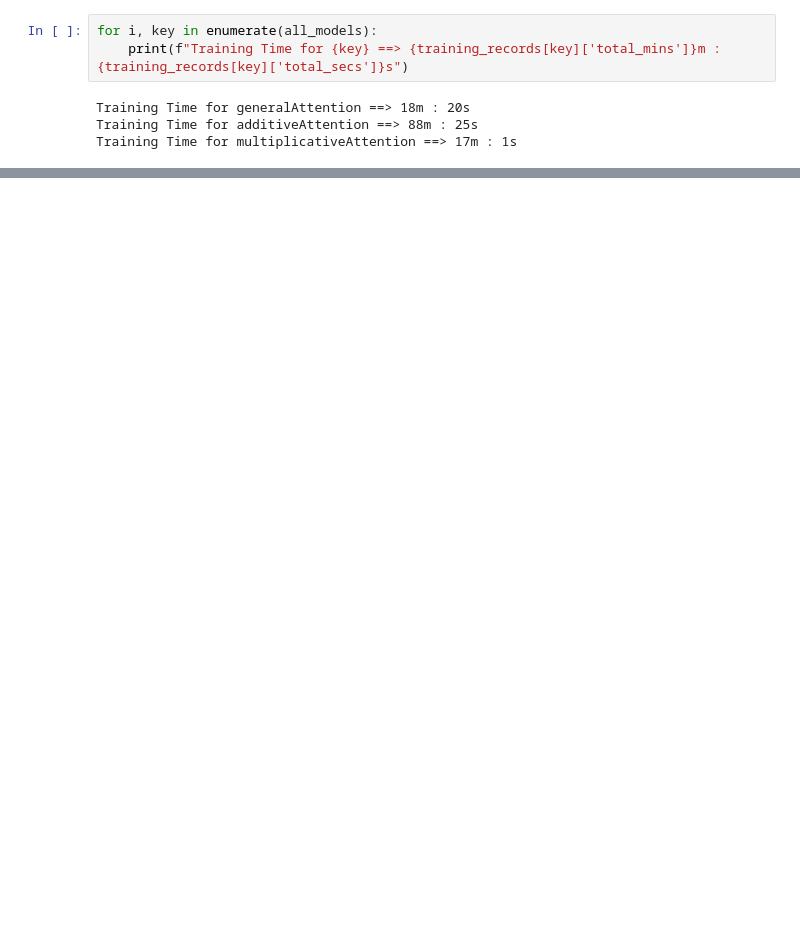
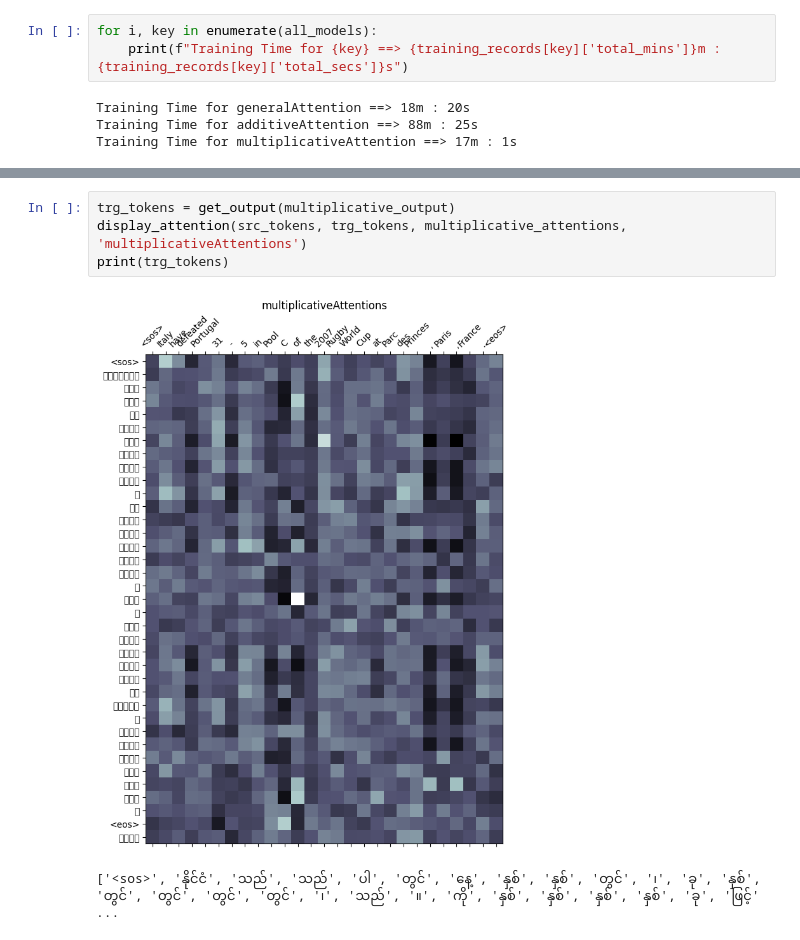
Before and after one commit to Kyi1914/NLP, a Jupyter notebook: Code/Assignment/A3 - Neural Machine Translation (MM-ENG)/A3_NML_MM-ENG(Transformer).ipynb, the cells around one changed output, grey strips where cells are left out. Drawn from its saved outputs; the diff is of its cells as text; blank space fills up the shorter version.

```diff
--- a/Code/Assignment/A3 - Neural Machine Translation (MM-ENG)/A3_NML_MM-ENG(Transformer).ipynb
+++ b/Code/Assignment/A3 - Neural Machine Translation (MM-ENG)/A3_NML_MM-ENG(Transformer).ipynb
@@ -1434,0 +1429,7 @@ Training Time for multiplicativeAttention ==> 17m : 1s
+# %%
+trg_tokens = get_output(multiplicative_output)
+display_attention(src_tokens, trg_tokens, multiplicative_attentions, 'multiplicativeAttentions')
+print(trg_tokens)
+# %% [output]
+[figure, added]
+['<sos>', 'နိုင်ငံ', 'သည်', 'သည်', 'ပါ', 'တွင်', 'နေ့', 'နှစ်', 'နှစ်', 'တွင်', '၊', 'ခု', 'နှစ်', 'တွင်', 'တွင်', 'တွင်', 'တွင်', '၊', 'သည်', '။', 'ကို', 'နှစ်', 'နှစ်', 'နှစ်', 'နှစ်', 'ခု', 'ဖြင့်' ...
```
Also changed, not shown: parts of 32 cells of this notebook, 12 other files.
